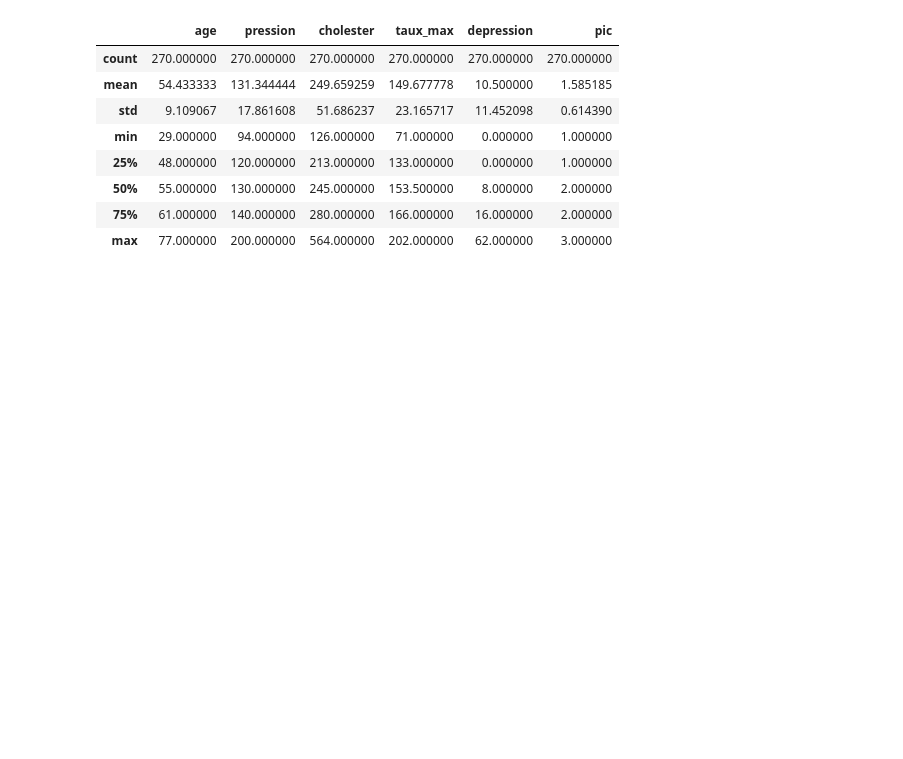
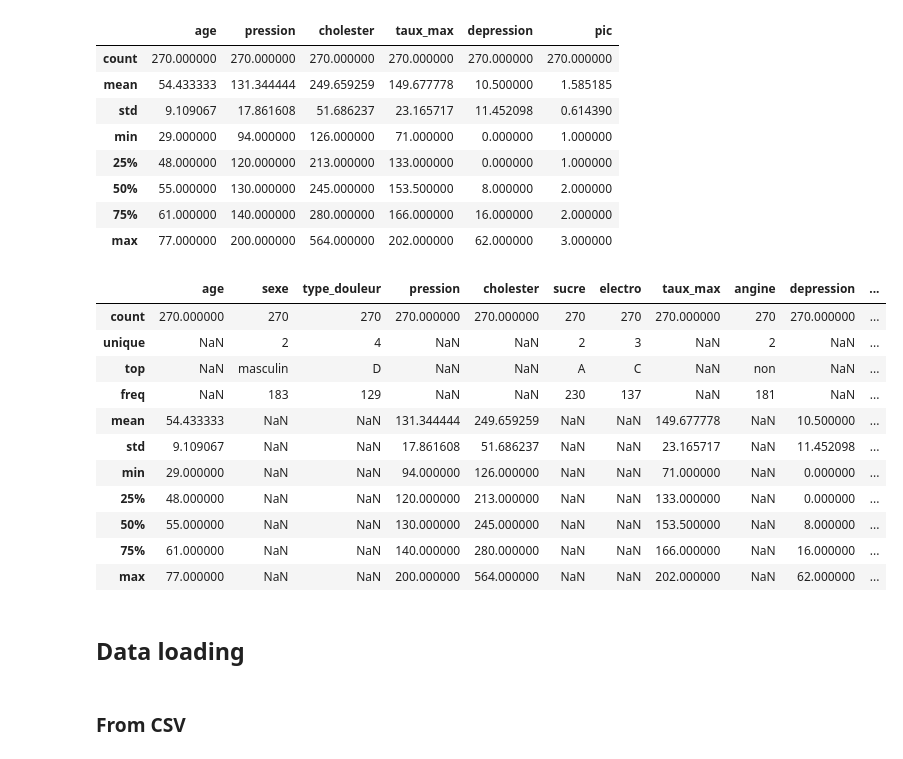
Before and after one commit to ezalos/Notebooks2Teach, a Jupyter notebook: 02_pandas.ipynb, the cells around one changed output. Drawn from its saved outputs; the diff is of its cells as text; code cells hidden in the pictures; blank space fills up the shorter version.

```diff
--- a/02_pandas.ipynb
+++ b/02_pandas.ipynb
@@ -102,3 +103,22 @@ df.describe()
 | 50% | 55.000000 | 130.000000 | 245.000000 | 153.500000 | 8.000000 | 2.000000 |
 | 75% | 61.000000 | 140.000000 | 280.000000 | 166.000000 | 16.000000 | 2.000000 |
 | max | 77.000000 | 200.000000 | 564.000000 | 202.000000 | 62.000000 | 3.000000 |
+# %%
+df.describe(include='all')
+# %% [output]
+|  | age | sexe | type_douleur | pression | cholester | sucre | electro | taux_max | angine | depression | ... |
+| count | 270.000000 | 270 | 270 | 270.000000 | 270.000000 | 270 | 270 | 270.000000 | 270 | 270.000000 | ... |
+| unique | NaN | 2 | 4 | NaN | NaN | 2 | 3 | NaN | 2 | NaN | ... |
+| top | NaN | masculin | D | NaN | NaN | A | C | NaN | non | NaN | ... |
+| freq | NaN | 183 | 129 | NaN | NaN | 230 | 137 | NaN | 181 | NaN | ... |
+| mean | 54.433333 | NaN | NaN | 131.344444 | 249.659259 | NaN | NaN | 149.677778 | NaN | 10.500000 | ... |
+| std | 9.109067 | NaN | NaN | 17.861608 | 51.686237 | NaN | NaN | 23.165717 | NaN | 11.452098 | ... |
+| min | 29.000000 | NaN | NaN | 94.000000 | 126.000000 | NaN | NaN | 71.000000 | NaN | 0.000000 | ... |
+| 25% | 48.000000 | NaN | NaN | 120.000000 | 213.000000 | NaN | NaN | 133.000000 | NaN | 0.000000 | ... |
+| 50% | 55.000000 | NaN | NaN | 130.000000 | 245.000000 | NaN | NaN | 153.500000 | NaN | 8.000000 | ... |
+| 75% | 61.000000 | NaN | NaN | 140.000000 | 280.000000 | NaN | NaN | 166.000000 | NaN | 16.000000 | ... |
+| max | 77.000000 | NaN | NaN | 200.000000 | 564.000000 | NaN | NaN | 202.000000 | NaN | 62.000000 | ... |
+# %% [markdown]
+## Data loading
+# %% [markdown]
+### From CSV
```
Also changed, not shown: parts of 118 cells of this notebook, 5 other files.
